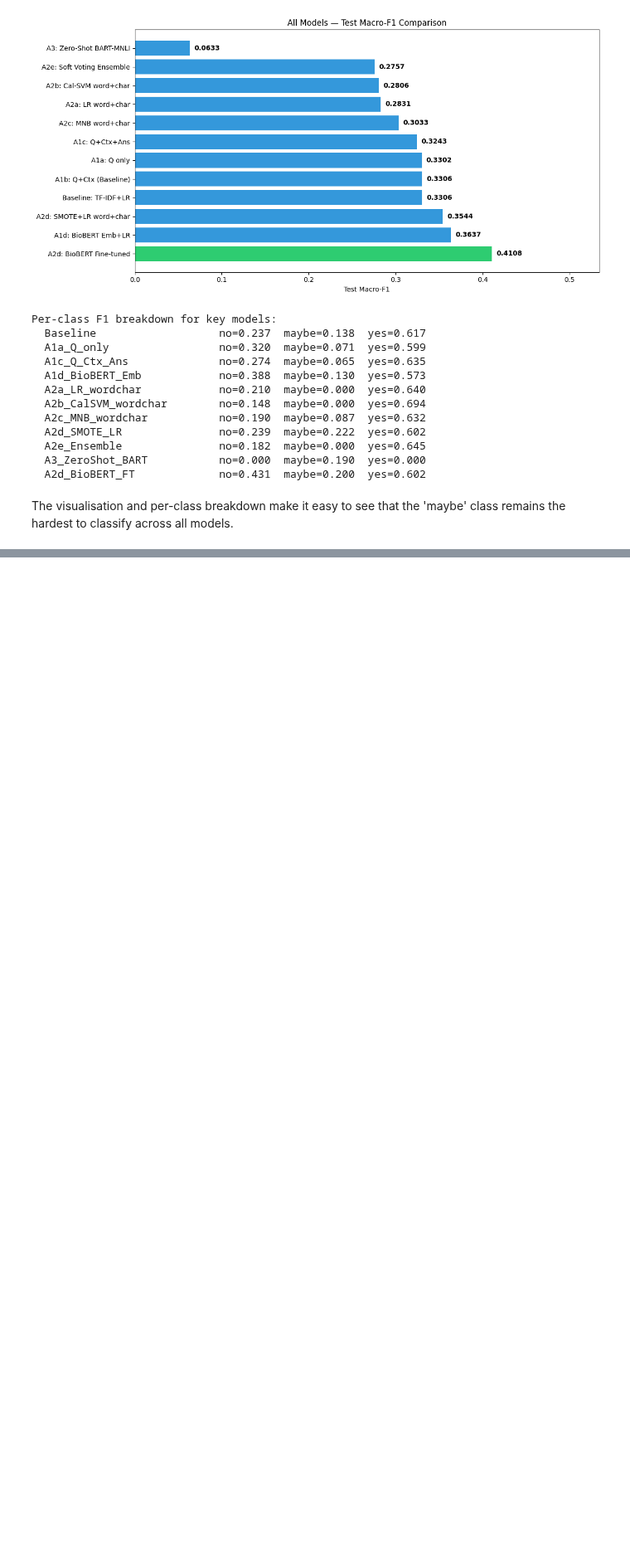
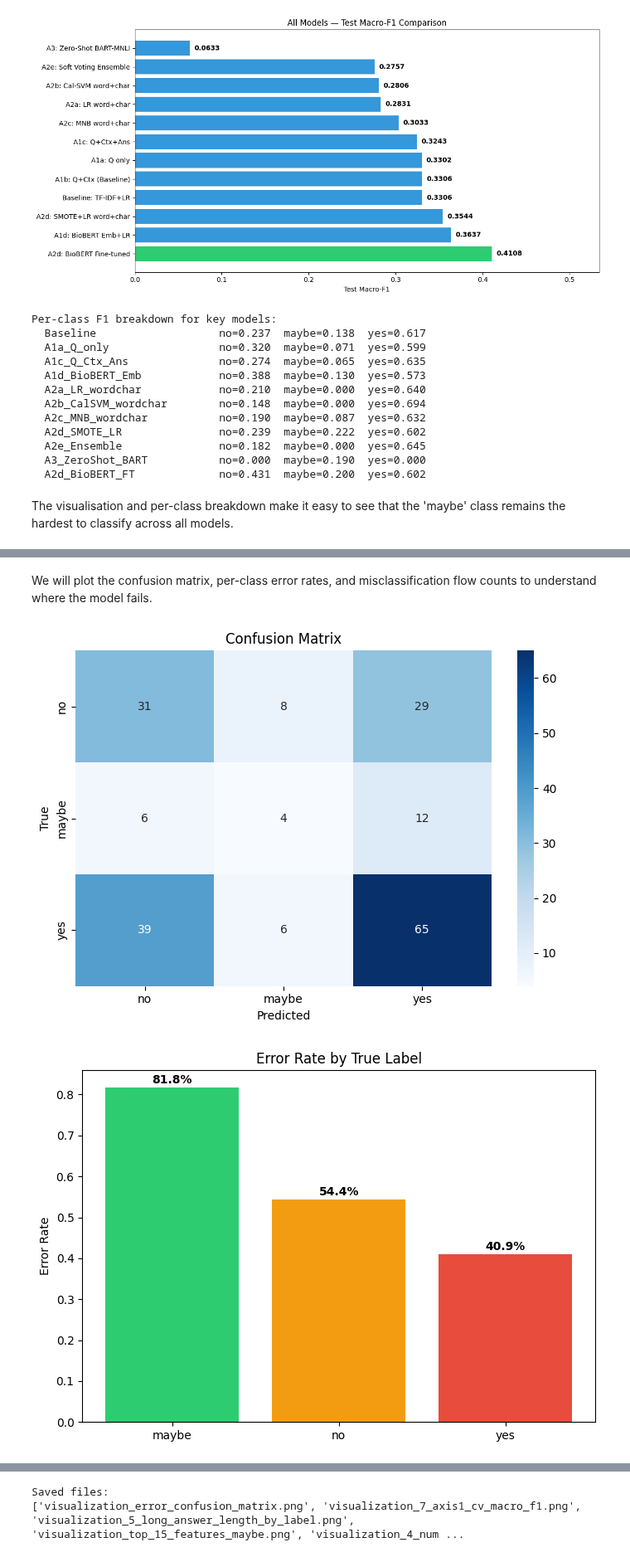
Before and after one commit to tanishkshindepatil01/ai-text-analytics-coursework-team16-task1, a Jupyter notebook: AI_&_TA_.ipynb, the cells around one changed output, grey strips where cells are left out. Shown at 83% size. Drawn from its saved outputs; the diff is of its cells as text; code cells hidden in the pictures; blank space fills up the shorter version.

```diff
--- a/AI_&_TA_.ipynb
+++ b/AI_&_TA_.ipynb
@@ -1885,0 +1892,14 @@ The visualisation and per-class breakdown make it easy to see that the 'maybe' c
+# %%
+best_pred_key = max(
+    all_preds.keys(),
+    key=lambda k: f1_score(y_test, all_preds[k], average="macro")
+)
+print(f"Analysing errors from: {best_pred_key}")
+pred_best = all_preds[best_pred_key]
+
+if "pubid" in df_model.columns:
+    id_col = "pubid"
+elif "pmid" in df_model.columns:
+    id_col = "pmid"
+else:
+    id_col = None
@@ -1885,0 +1974,63 @@ The visualisation and per-class breakdown make it easy to see that the 'maybe' c
+# %% [markdown]
+We will plot the confusion matrix, per-class error rates, and misclassification flow counts to understand where the model fails.
+# %%
+import matplotlib.pyplot as plt
+import seaborn as sns
+import os
+from sklearn.metrics import confusion_matrix
+
+save_dir = "visualizations"
+os.makedirs(save_dir, exist_ok=True)
+
+cm = confusion_matrix(error_df["true_id"], error_df["pred_id"])
+
+plt.figure(figsize=(7, 5))
+sns.heatmap(
+    cm,
+    annot=True,
+    fmt="d",
+    xticklabels=["no", "maybe", "yes"],
+    yticklabels=["no", "maybe", "yes"],
+    cmap="Blues"
+)
+plt.title("Confusion Matrix")
+plt.xlabel("Predicted")
+plt.ylabel("True")
+plt.tight_layout()
+plt.savefig(os.path.join(save_dir, "visualization_error_confusion_matrix.png"), dpi=300, bbox_inches="tight")
+plt.show()
+
+class_error = error_df.groupby("true_label")["correct"].apply(lambda x: 1 - x.mean())
+
+plt.figure(figsize=(7, 5))
+plt.bar(class_error.index, class_error.values, color=["#2ecc71", "#f39c12", "#e74c3c"])
+plt.title("Error Rate by True Label")
+plt.ylabel("Error Rate")
+
+for i, (lab, val) in enumerate(zip(class_error.index, class_error.values)):
+    plt.text(i, val + 0.01, f"{val:.1%}", ha="center", fontweight="bold")
+
+plt.tight_layout()
+plt.savefig(os.path.join(save_dir, "visualization_error_rate_by_true_label.png"), dpi=300, bbox_inches="tight")
+plt.show()
+
+error_flow = error_df[error_df["correct"] == 0].groupby(
+    ["true_label", "pred_label"]
+).size().reset_index(name="count")
+
+error_flow = error_flow.sort_values("count", ascending=True)
+labels = [f"{r['true_label']} -> {r['pred_label']}" for _, r in error_flow.iterrows()]
+
+plt.figure(figsize=(8, 5))
+plt.barh(labels, error_flow["count"], color="#e74c3c")
+plt.title("Misclassification Flows")
+plt.xlabel("Count")
+plt.tight_layout()
+plt.savefig(os.path.join(save_dir, "visualization_misclassification_flows.png"), dpi=300, bbox_inches="tight")
+plt.show()
+
+print("Saved files:")
+print(os.listdir(save_dir))
+# %% [output]
+[figure, added]
+[figure, added]
@@ -1885,0 +2038,2 @@ The visualisation and per-class breakdown make it easy to see that the 'maybe' c
+Saved files:
+['visualization_error_confusion_matrix.png', 'visualization_7_axis1_cv_macro_f1.png', 'visualization_5_long_answer_length_by_label.png', 'visualization_top_15_features_maybe.png', 'visualization_4_num ...
```
Also changed, not shown: parts of 30 cells of this notebook.
